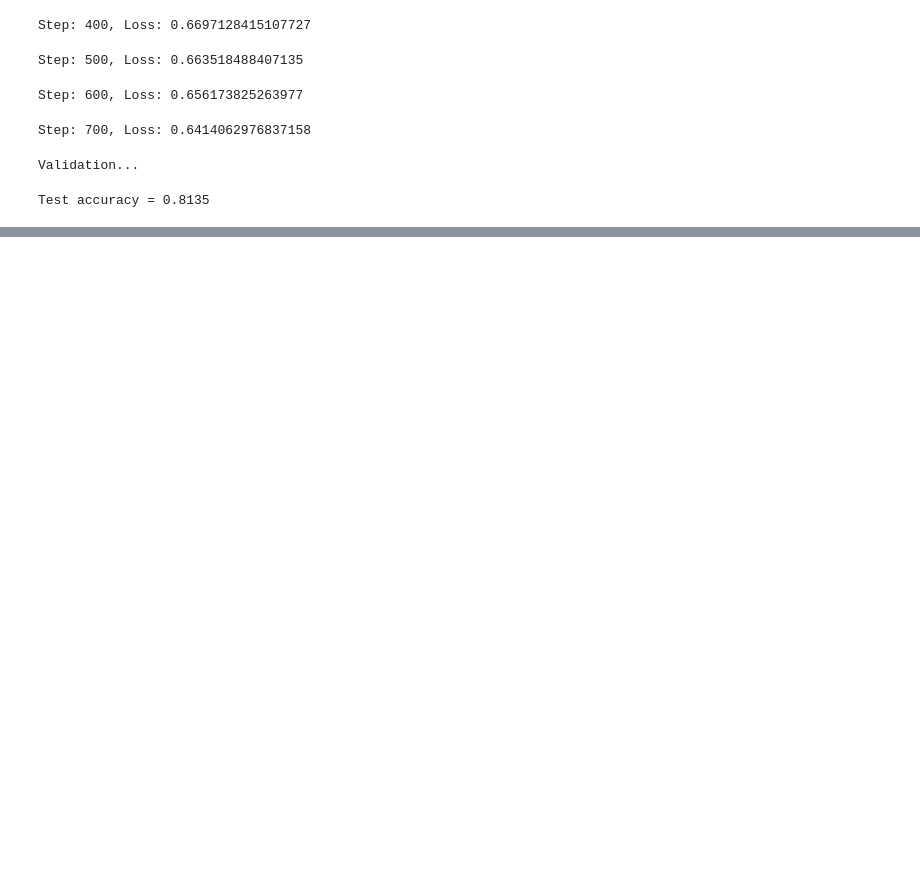
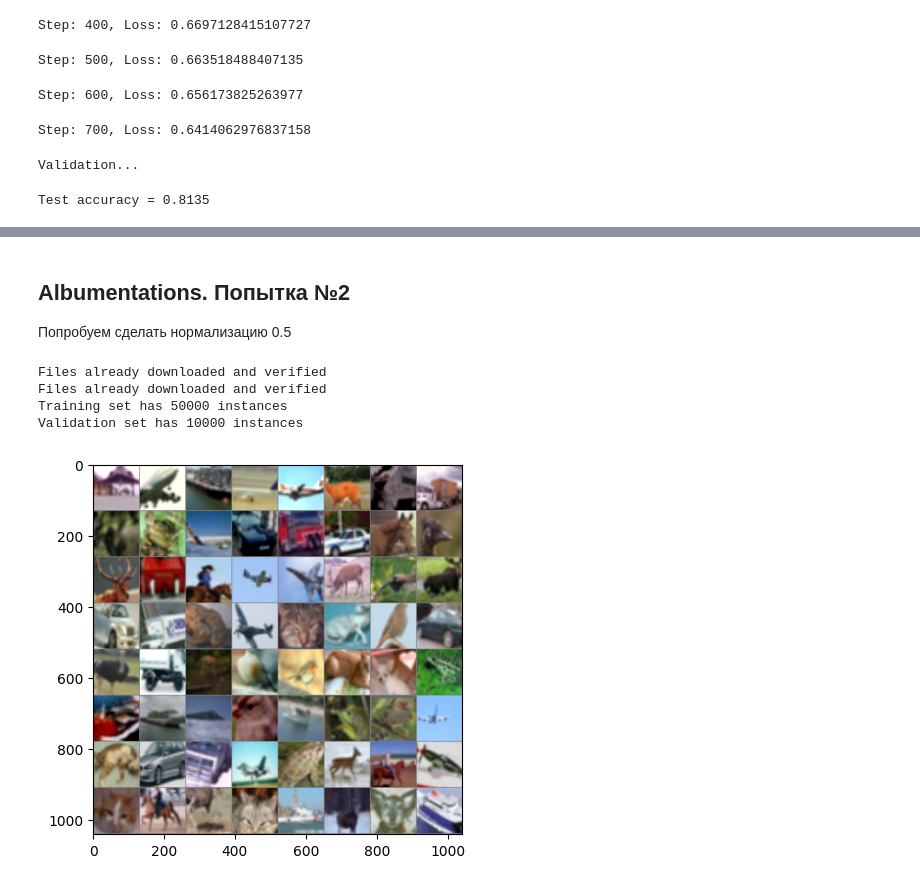
Before and after one commit to evgenykol/otus_cv, a Jupyter notebook: hw_09/hw_09_augmentations_v2.ipynb, the cells around one changed output, grey strips where cells are left out. Saved outputs shown, nothing was run; the diff lists cells and outputs as text; code cells hidden in the pictures; blank space fills up the shorter version.

```diff
--- a/hw_09/hw_09_augmentations_v2.ipynb
+++ b/hw_09/hw_09_augmentations_v2.ipynb
@@ -295,0 +439,36 @@ Test accuracy = 0.8135
+# %% [markdown]
+## Albumentations. Попытка №2
+
+Попробуем сделать нормализацию 0.5
+# %%
+# Опишем требуемые трансформации
+transform_train = A.Compose(
+    [
+        A.SmallestMaxSize(max_size=160),
+        A.ShiftScaleRotate(shift_limit=0.05, scale_limit=0.05, rotate_limit=15, p=0.5),
+        A.RandomCrop(height=128, width=128),
+        A.RGBShift(r_shift_limit=15, g_shift_limit=15, b_shift_limit=15, p=0.5),
+        A.RandomBrightnessContrast(p=0.5),
+        A.Normalize(mean=(0.5, 0.5, 0.5), std=(0.5, 0.5, 0.5)),
+        ToTensorV2(),
+    ])
+
+transform_val = A.Compose(
+    [
+        A.SmallestMaxSize(max_size=160),
+        A.CenterCrop(height=128, width=128),
+        A.Normalize(mean=(0.5, 0.5, 0.5), std=(0.5, 0.5, 0.5)),
+        ToTensorV2(),
+    ]
+)
+# Загрузим и преобразуем датасет
+training_loader, validation_loader = load(transform_train, transform_val, batch_size = 64, dataset=Cifar10AlbumentationsDataset)
+
+# Посмотрим на примеры картинок
+show_batch(training_loader)
+# %% [output]
+Files already downloaded and verified
+Files already downloaded and verified
+Training set has 50000 instances
+Validation set has 10000 instances
+[figure, added]
```
Also changed, not shown: parts of 29 cells of this notebook.
